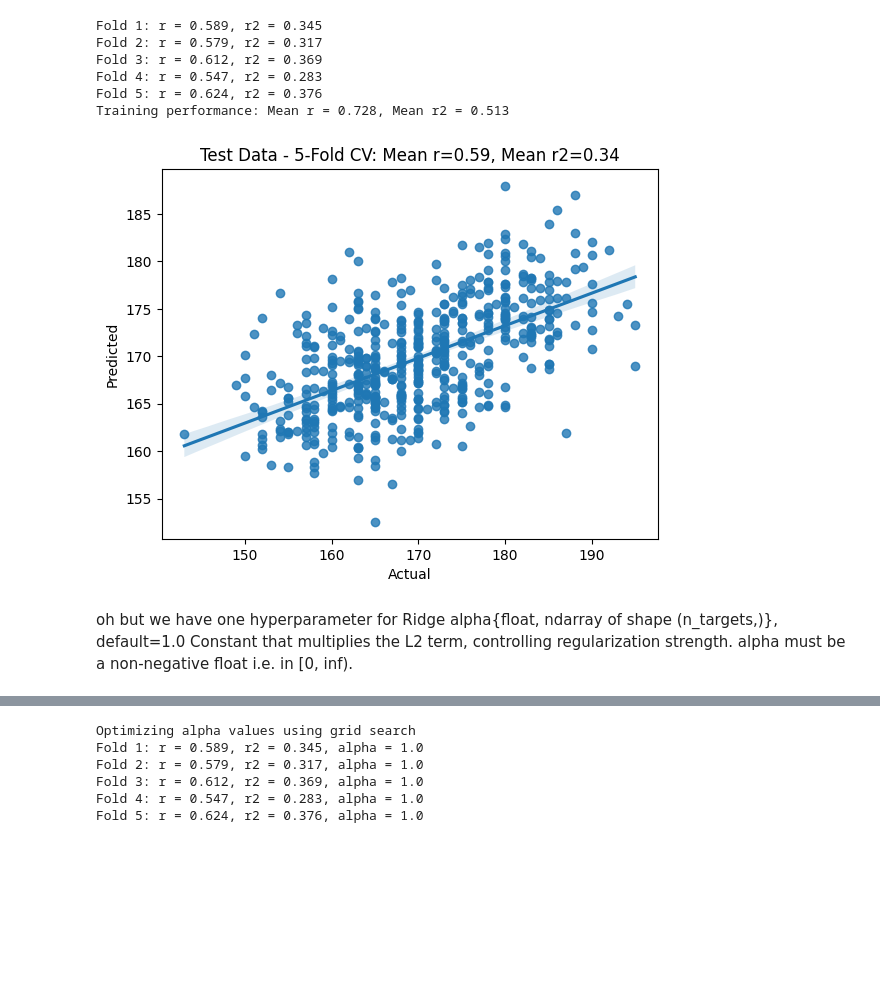
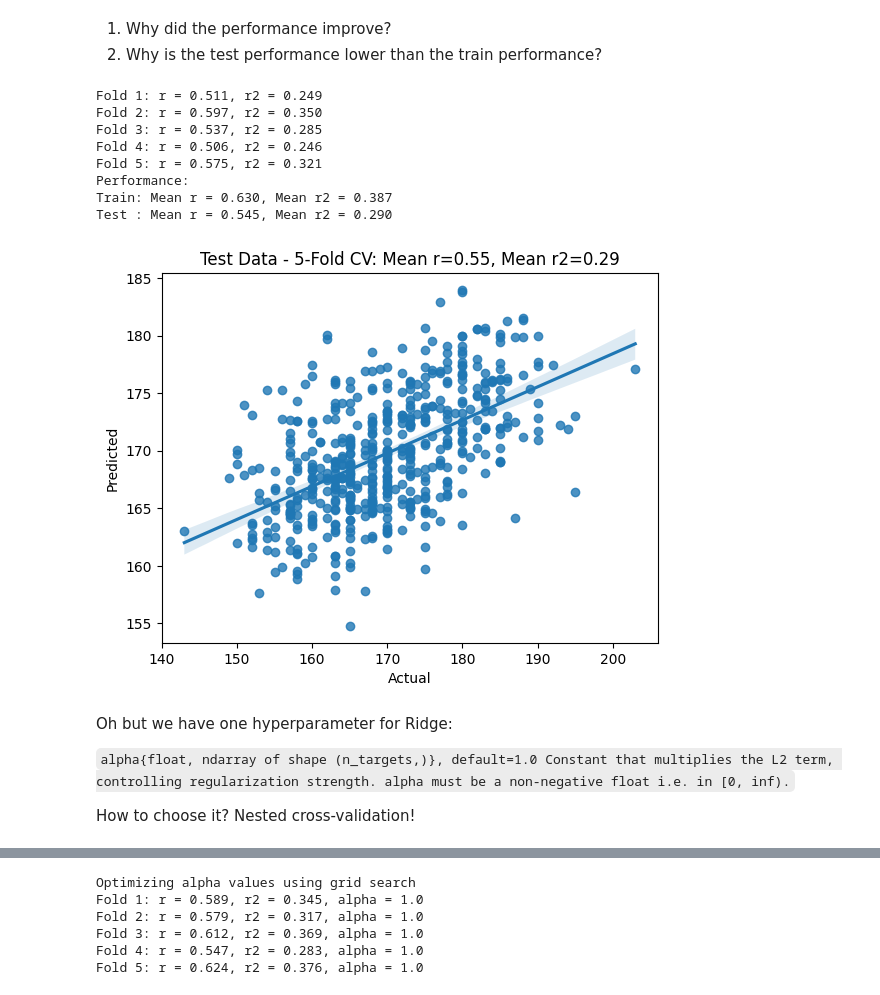
Before and after one commit to N-Nieto/OHBM_SEA-SIG_Educational_Course, a Jupyter notebook: 01_basic_ML/01_basic_ML.ipynb, the cells around one changed output, grey strips where cells are left out. Drawn from its saved outputs; the diff is of its cells as text; code cells hidden in the pictures; blank space fills up the shorter version.

```diff
--- a/01_basic_ML/01_basic_ML.ipynb
+++ b/01_basic_ML/01_basic_ML.ipynb
@@ -13,8 +21,13 @@ df_GMV = pd.read_csv("cleaned_VBM_GM_Schaefer200x17_mean_aggregation.csv", index
 columns_GMV = df_GMV.columns.tolist()
 # %%
-# combine df and GMV
+# combine behavioural and GMV data
+# as the subject IDs are the index, we can use join
 df_data = df_behav.join(df_GMV, how="inner")
 print(df_data.head())
+
+# filter height > 120 and < 210 (what are the units? what other values are there?)
+df_data = df_data[(df_data["HEIGHT"] > 120) & (df_data["HEIGHT"] < 210)]
+print(f"Number of subjects: {df_data.shape[0]}, Number of features: {len(columns_GMV)}")
 # %% [output]
             SEX_ID (1=m, 2=f)  HEIGHT  WEIGHT         DOB  STUDY_DATE  \
 subjectID
@@ -66,0 +104,24 @@ plt.show()
+# %%
+# Can we improve with L2 regularization (Ridge regression)?
+from sklearn.linear_model import Ridge
+
+model = Ridge()
+model.fit(X=train_data[columns_GMV], y=train_data["HEIGHT"])
+y_pred = model.predict(X=test_data[columns_GMV])
+
+r = np.corrcoef(y_true, y_pred)[0, 1]
+r2 = r2_score(y_true, y_pred)
+
+# also check training performance
+y_train_pred = model.predict(X=train_data[columns_GMV])
+r_train = np.corrcoef(y_train_true, y_train_pred)[0, 1]
+r2_train = r2_score(y_train_true, y_train_pred)
+print("Ridge performance:")
+print(f"Training: r={r_train:.2f}, r2={r2_train:.2f}")
+print(f"Test    : r={r:.2f}, r2={r2:.2f}")
+
+sns.regplot(x=y_true, y=y_pred)
+plt.xlabel("Actual")
+plt.ylabel("Predicted")
+plt.title(f"Height prediction (Ridge): r={r:.2f}, r2={r2:.2f}")
+plt.show()
@@ -67,4 +133,9 @@ plt.show()
+# %% [markdown]
+1. Why did the performance improve?
+2. Why is the test performance lower than the train performance?
 # %%
+# k-fold cross-validation: more efficient use of data
+# we will use 5-fold cross-validation
 from sklearn.model_selection import KFold
 
 # Set up
@@ -93,48 +164,54 @@ for fold, (train_index, test_index) in enumerate(outer_cv.split(df_data)):
     # Store for global plot
     all_true.extend(y_true)
     all_pred.extend(y_pred)
 
     # Evaluate
     test_r = np.corrcoef(y_true, y_pred)[0, 1]
     test_r2 = r2_score(y_true, y_pred)
     test_r_scores.append(test_r)
     test_r2_scores.append(test_r2)
 
     print(f"Fold {fold + 1}: r = {test_r:.3f}, r2 = {test_r2:.3f}")
 
     # Evaluate on the training data as well (do we overfit?)
     y_train_pred = model.predict(train_data[columns_GMV])
     y_train_true = train_data["HEIGHT"].values
     train_r = np.corrcoef(y_train_true, y_train_pred)[0, 1]
     train_r2 = r2_score(y_train_true, y_train_pred)
     train_r_scores.append(train_r)
     train_r2_scores.append(train_r2)
 
-# Print training performance
-print(
-    f"Training performance: Mean r = {np.mean(train_r_scores):.3f}, Mean r2 = {np.mean(train_r2_scores):.3f}"
-)
+# Print performance
+print('Performance:')
+print(f"Train: Mean r = {np.mean(train_r_scores):.3f}, Mean r2 = {np.mean(train_r2_scores):.3f}")
+print(f"Test : Mean r = {np.mean(test_r_scores):.3f}, Mean r2 = {np.mean(test_r2_scores):.3f}")
 
 # Overall plot
 sns.regplot(x=all_true, y=all_pred)
 plt.xlabel("Actual")
 plt.ylabel("Predicted")
 plt.title(
     f"Test Data - 5-Fold CV: Mean r={np.mean(test_r_scores):.2f}, Mean r2={np.mean(test_r2_scores):.2f}"
 )
 plt.show()
 # %% [output]
-Fold 1: r = 0.589, r2 = 0.345
-Fold 2: r = 0.579, r2 = 0.317
-Fold 3: r = 0.612, r2 = 0.369
-Fold 4: r = 0.547, r2 = 0.283
-Fold 5: r = 0.624, r2 = 0.376
-Training performance: Mean r = 0.728, Mean r2 = 0.513
+Fold 1: r = 0.511, r2 = 0.249
+Fold 2: r = 0.597, r2 = 0.350
+Fold 3: r = 0.537, r2 = 0.285
+Fold 4: r = 0.506, r2 = 0.246
+Fold 5: r = 0.575, r2 = 0.321
+Performance:
+Train: Mean r = 0.630, Mean r2 = 0.387
+Test : Mean r = 0.545, Mean r2 = 0.290
-[figure, old version]
+[figure, new version]
 # %% [markdown]
- oh but we have one hyperparameter for Ridge
- alpha{float, ndarray of shape (n_targets,)}, default=1.0
-    Constant that multiplies the L2 term, controlling regularization strength. alpha must be a non-negative float i.e. in [0, inf).
+ Oh but we have one hyperparameter for Ridge:
+
+`alpha{float, ndarray of shape (n_targets,)}, default=1.0
+    Constant that multiplies the L2 term, controlling regularization strength. alpha must be a non-negative float i.e. in [0, inf).`
+
+How to choose it?
+Nested cross-validation!
 # %%
 from sklearn.model_selection import GridSearchCV
 
```
Also changed, not shown: parts of 15 cells of this notebook.
